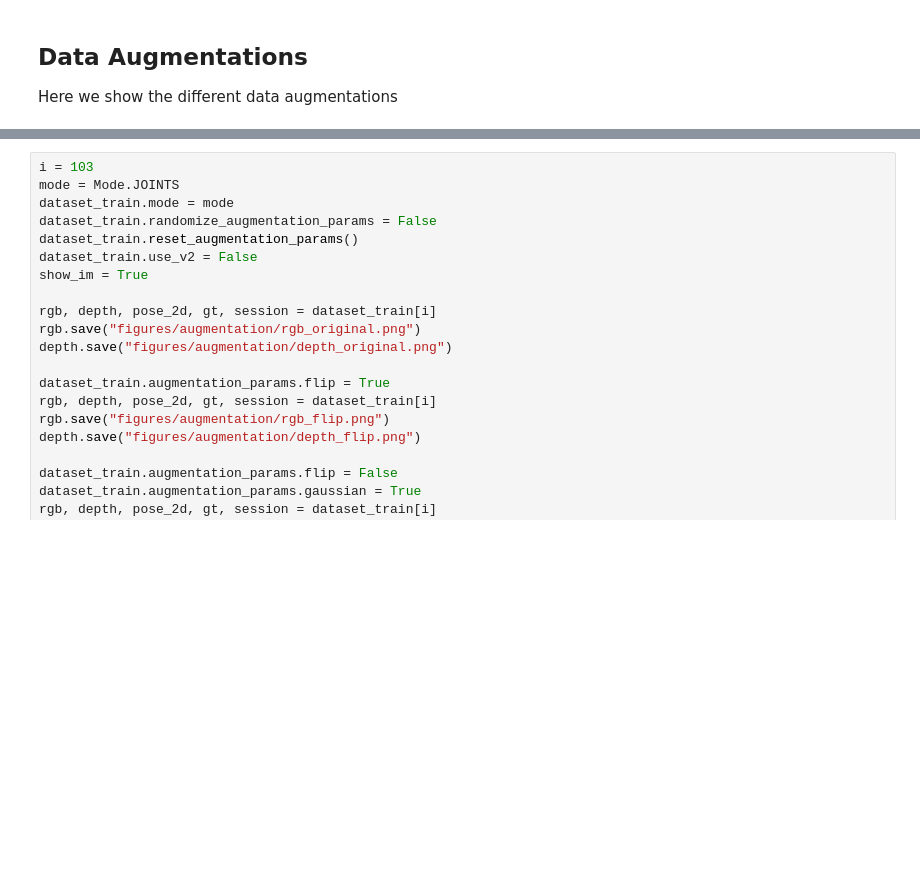
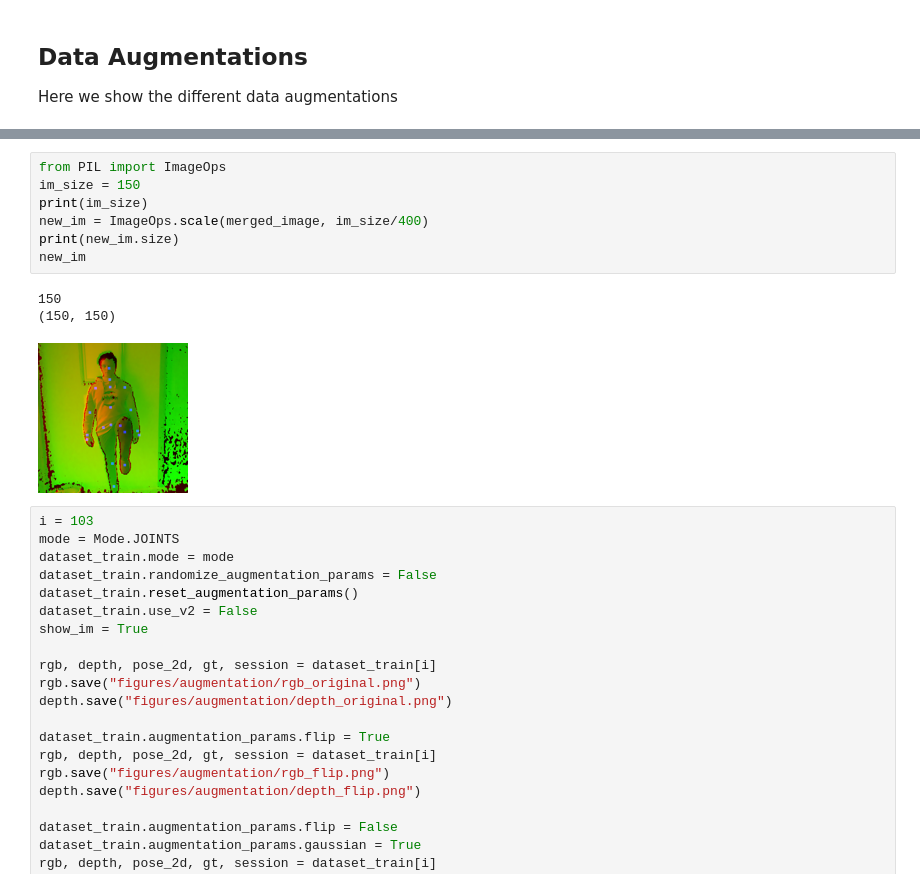
Before and after one commit to LeonardoPohl/FESD, a Jupyter notebook: FESDModel/DataAnalysis.ipynb, the cells around one changed output, grey strips where cells are left out. Saved outputs shown, nothing was run; the diff lists cells and outputs as text; blank space fills up the shorter version.

```diff
--- a/FESDModel/DataAnalysis.ipynb
+++ b/FESDModel/DataAnalysis.ipynb
@@ -142,3 +142,14 @@ None
+# %%
+from PIL import ImageOps
+im_size = 150
+print(im_size)
+new_im = ImageOps.scale(merged_image, im_size/400)
+print(new_im.size)
+new_im
+# %% [output]
+150
+(150, 150)
+[figure, added]
 # %%
 i = 103
 mode = Mode.JOINTS
```
Also changed, not shown: parts of 6 cells of this notebook, 29 other files.
